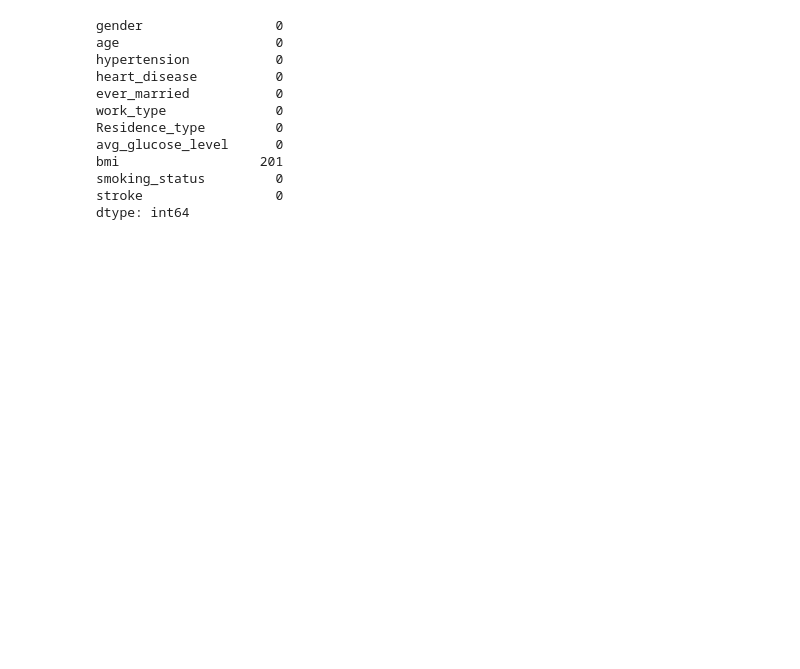
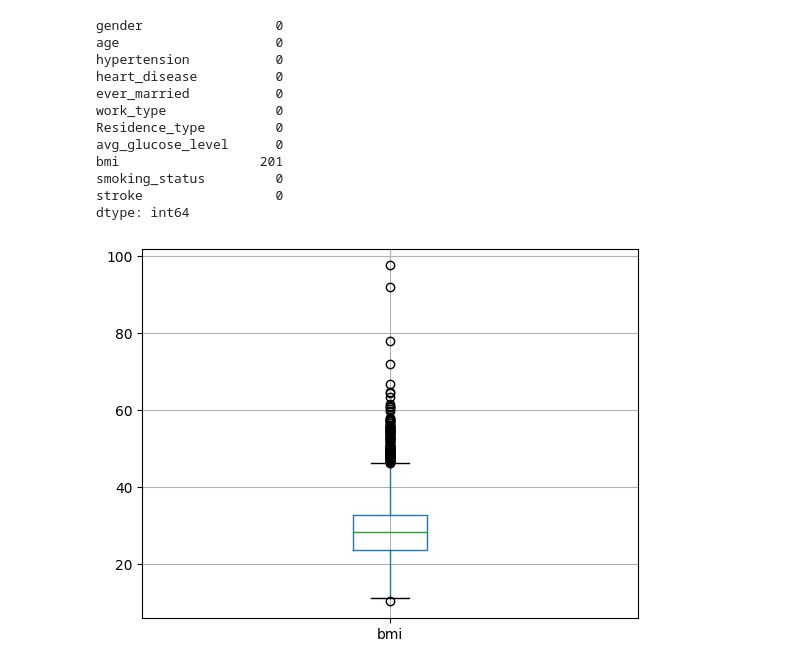
Before and after one commit to skanderkaroui/TP1-Machine-Learning, a Jupyter notebook: tp1.ipynb, the cells around one changed output. Saved outputs shown, nothing was run; the diff lists cells and outputs as text; code cells hidden in the pictures; blank space fills up the shorter version.

Commit message:
boxplot

```diff
--- a/tp1.ipynb
+++ b/tp1.ipynb
@@ -95,3 +95,8 @@ bmi                  201
 smoking_status         0
 stroke                 0
 dtype: int64
+# %%
+df.boxplot(column="bmi")
+plt.show()
+# %% [output]
+[figure, added]
```
Also changed, not shown: parts of 3 cells of this notebook.
